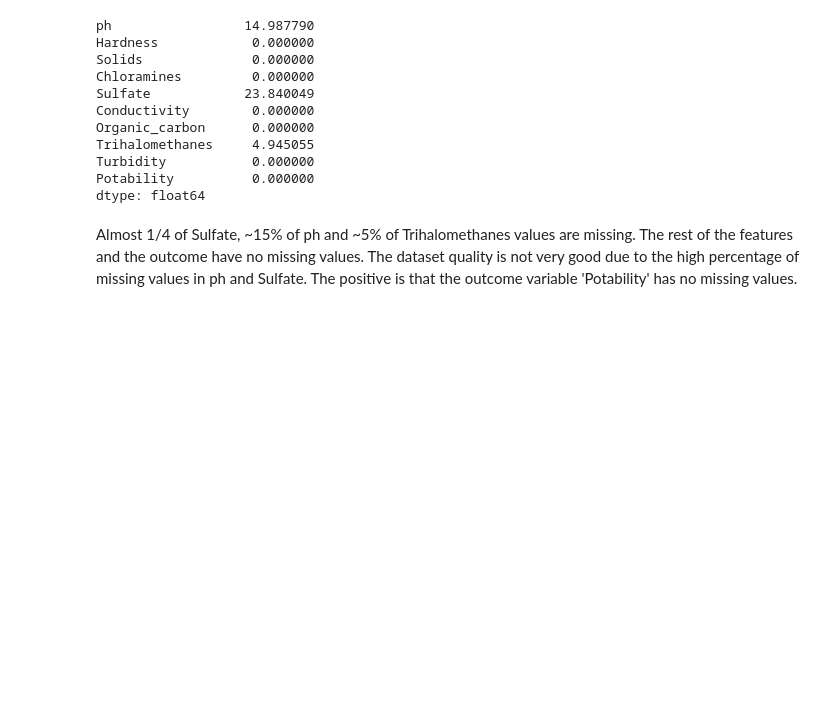
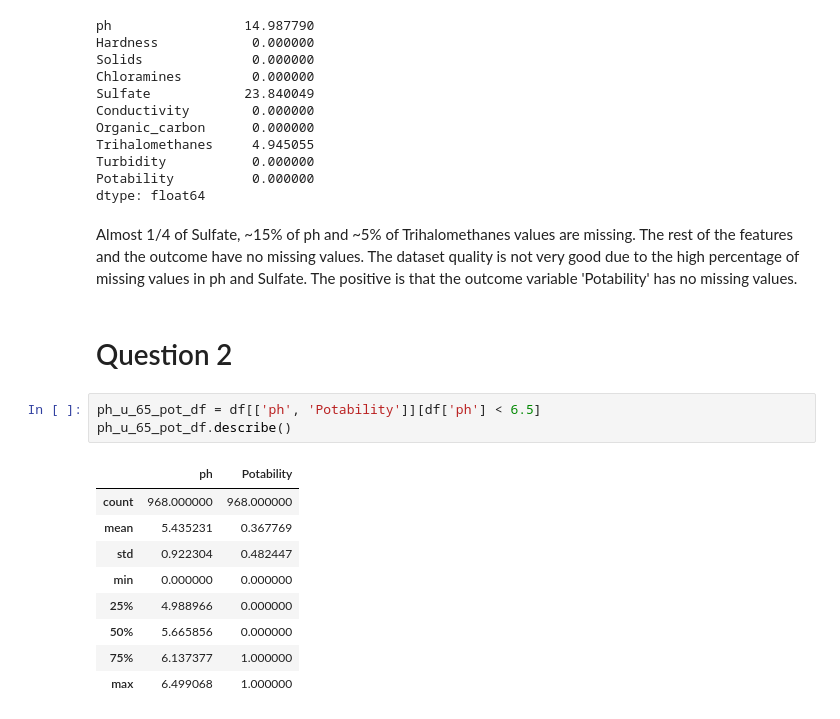
Before and after one commit to thanasisxan/AI-101-Machine-Learning, a Jupyter notebook: Exercise-2/water-potability-prediction.ipynb, the cells around one changed output. Cells and saved outputs as stored; diff of their text form; blank space fills up the shorter version.

```diff
--- a/Exercise-2/water-potability-prediction.ipynb
+++ b/Exercise-2/water-potability-prediction.ipynb
@@ -127,3 +127,18 @@ Potability          0.000000
 dtype: float64
 # %% [markdown]
 Almost 1/4 of Sulfate, ~15% of ph and ~5% of Trihalomethanes values are missing. The rest of the features and the outcome have no missing values. The dataset quality is not very good due to the high percentage of missing values in ph and Sulfate. The positive is that the outcome variable 'Potability' has no missing values.
+# %% [markdown]
+# Question 2
+# %%
+ph_u_65_pot_df = df[['ph', 'Potability']][df['ph'] < 6.5]
+ph_u_65_pot_df.describe()
+# %% [output]
+|  | ph | Potability |
+| count | 968.000000 | 968.000000 |
+| mean | 5.435231 | 0.367769 |
+| std | 0.922304 | 0.482447 |
+| min | 0.000000 | 0.000000 |
+| 25% | 4.988966 | 0.000000 |
+| 50% | 5.665856 | 0.000000 |
+| 75% | 6.137377 | 1.000000 |
+| max | 6.499068 | 1.000000 |
```
Also changed, not shown: parts of 5 cells of this notebook.
